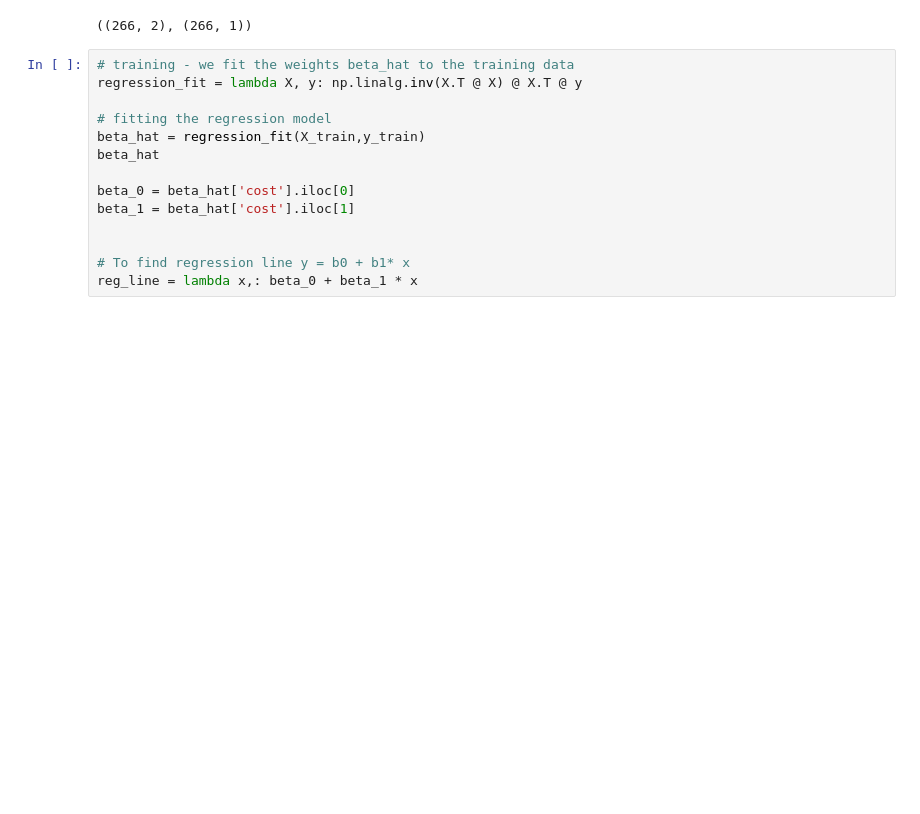
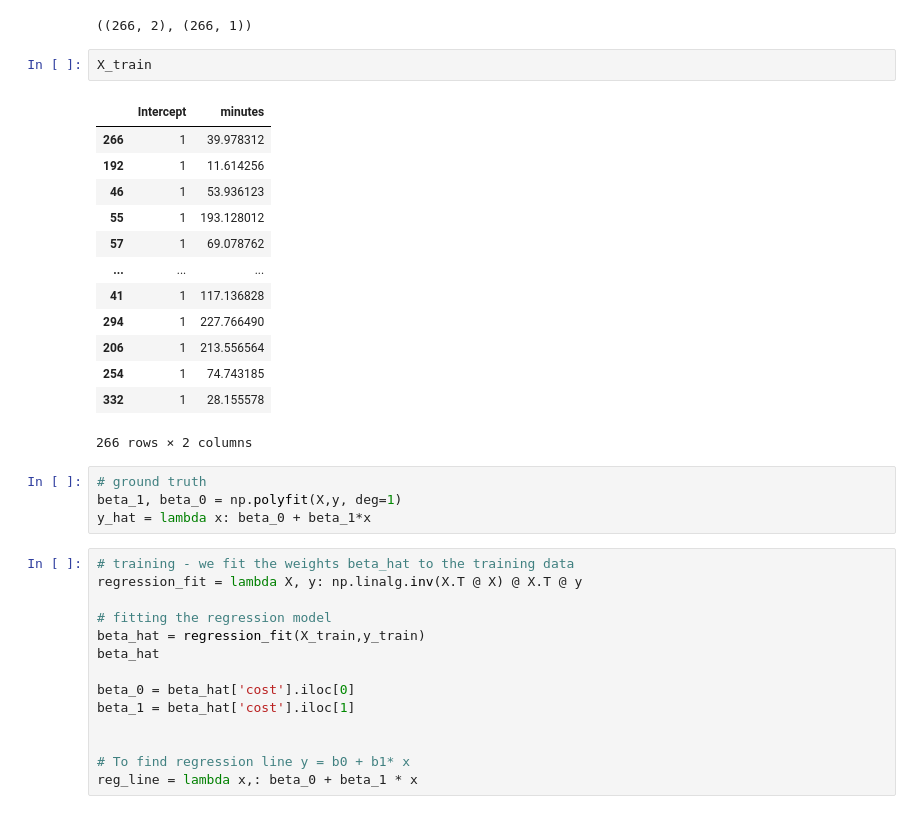
Before and after one commit to VineelaNedunuri/Machine-learning, a Jupyter notebook: Exercises/E00_linear_regression.ipynb, the cells around one changed output. Cells and saved outputs as stored; diff of their text form; blank space fills up the shorter version.

```diff
--- a/Exercises/E00_linear_regression.ipynb
+++ b/Exercises/E00_linear_regression.ipynb
@@ -135,6 +135,26 @@ X, y = df["minutes"], df["cost"]
 X_train.shape, y_train.shape
 # %% [output]
 ((266, 2), (266, 1))
+# %%
+X_train
+# %% [output]
+|  | Intercept | minutes |
+| 266 | 1 | 39.978312 |
+| 192 | 1 | 11.614256 |
+| 46 | 1 | 53.936123 |
+| 55 | 1 | 193.128012 |
+| 57 | 1 | 69.078762 |
+| ... | ... | ... |
+| 41 | 1 | 117.136828 |
+| 294 | 1 | 227.766490 |
+| 206 | 1 | 213.556564 |
+| 254 | 1 | 74.743185 |
+| 332 | 1 | 28.155578 |
+266 rows × 2 columns
+# %%
+# ground truth
+beta_1, beta_0 = np.polyfit(X,y, deg=1)
+y_hat = lambda x: beta_0 + beta_1*x
 # %%
 # training - we fit the weights beta_hat to the training data
 regression_fit = lambda X, y: np.linalg.inv(X.T @ X) @ X.T @ y
```
Also changed, not shown: parts of 2 cells of this notebook.
